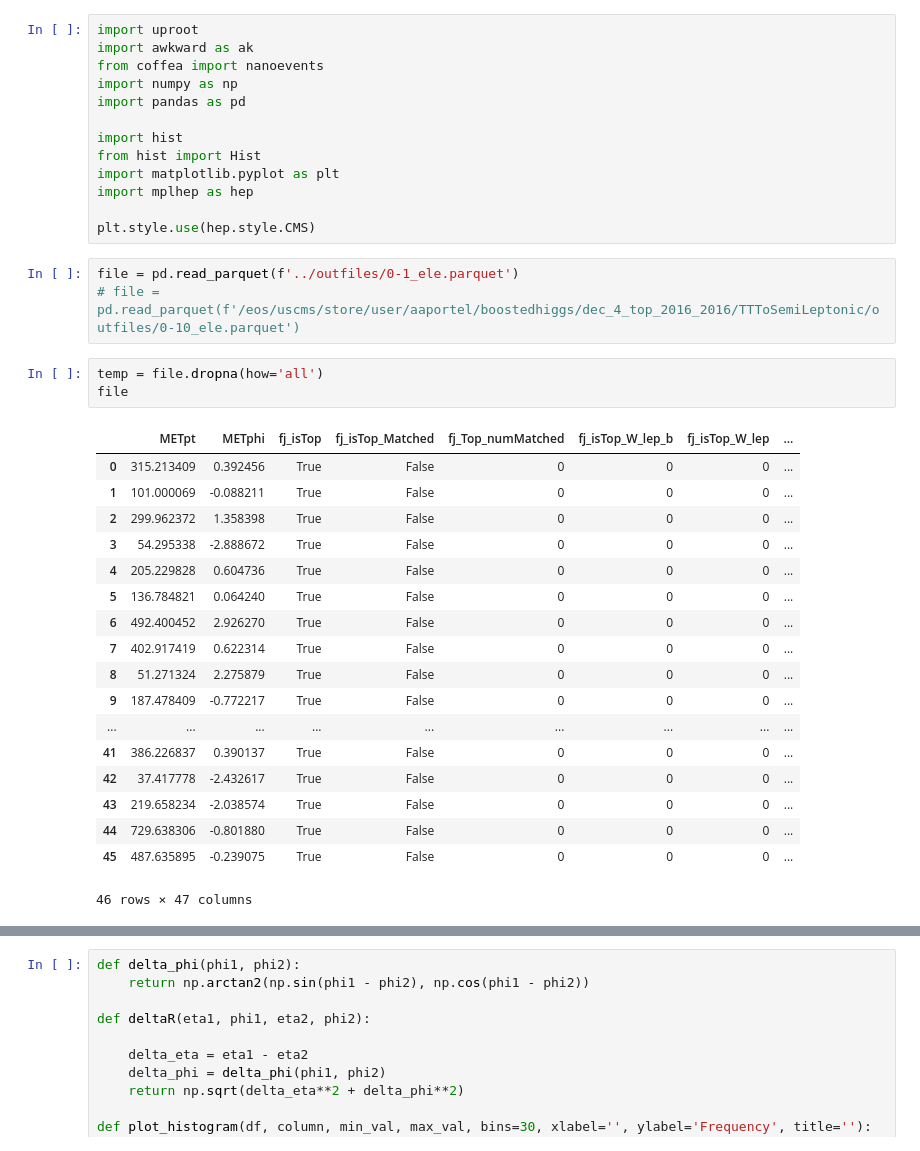
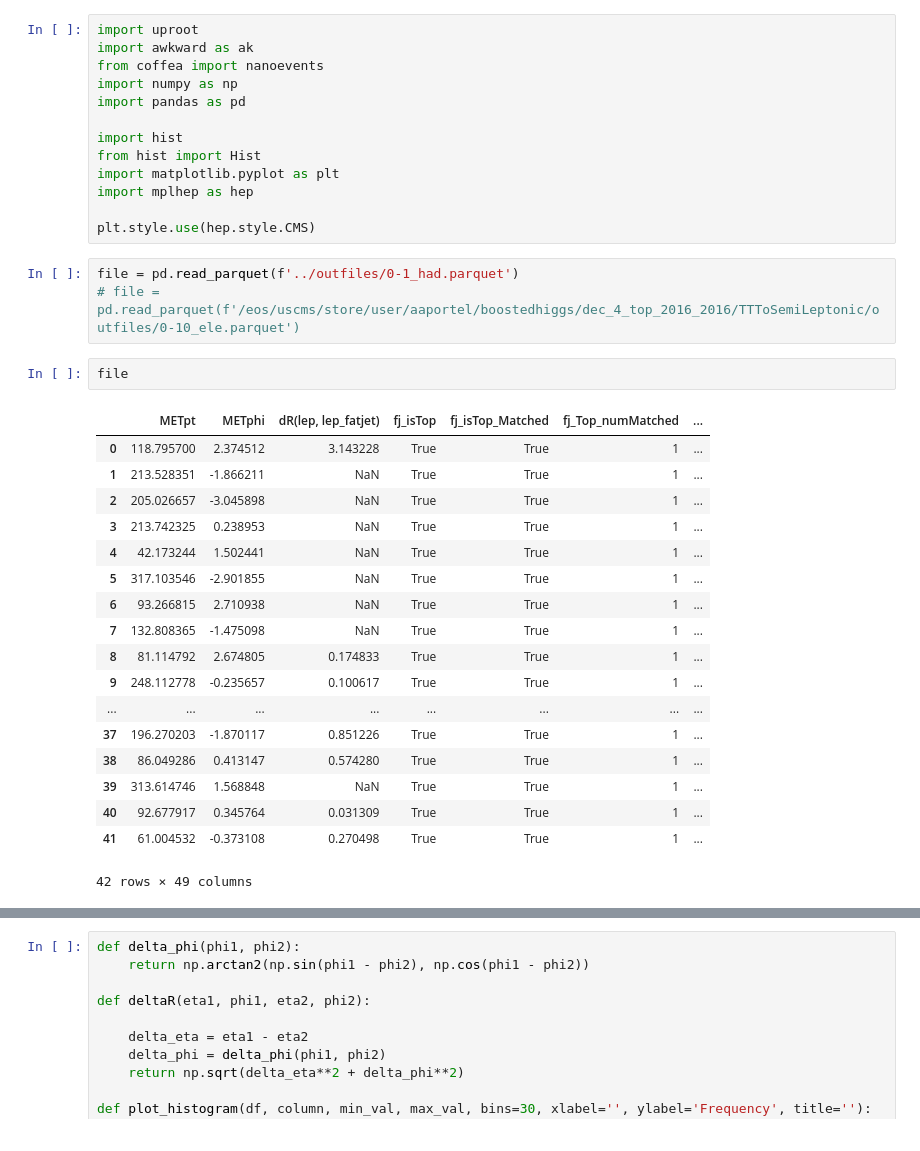
Before and after one commit to AnthonyAportela/boostedhiggs, a Jupyter notebook: binder/parquet.ipynb, the cells around one changed output, grey strips where cells are left out. Saved outputs shown, nothing was run; the diff lists cells and outputs as text.

```diff
--- a/binder/parquet.ipynb
+++ b/binder/parquet.ipynb
@@ -12,28 +12,27 @@ import mplhep as hep
 
 plt.style.use(hep.style.CMS)
 # %%
-file = pd.read_parquet(f'../outfiles/0-1_ele.parquet')
+file = pd.read_parquet(f'../outfiles/0-1_had.parquet')
 # file = pd.read_parquet(f'/eos/uscms/store/user/aaportel/boostedhiggs/dec_4_top_2016_2016/TTToSemiLeptonic/outfiles/0-10_ele.parquet')
 # %%
-temp = file.dropna(how='all')
 file
 # %% [output]
-|  | METpt | METphi | fj_isTop | fj_isTop_Matched | fj_Top_numMatched | fj_isTop_W_lep_b | fj_isTop_W_lep | ... |
-| 0 | 315.213409 | 0.392456 | True | False | 0 | 0 | 0 | ... |
-| 1 | 101.000069 | -0.088211 | True | False | 0 | 0 | 0 | ... |
-| 2 | 299.962372 | 1.358398 | True | False | 0 | 0 | 0 | ... |
-| 3 | 54.295338 | -2.888672 | True | False | 0 | 0 | 0 | ... |
-| 4 | 205.229828 | 0.604736 | True | False | 0 | 0 | 0 | ... |
-| 5 | 136.784821 | 0.064240 | True | False | 0 | 0 | 0 | ... |
-| 6 | 492.400452 | 2.926270 | True | False | 0 | 0 | 0 | ... |
-| 7 | 402.917419 | 0.622314 | True | False | 0 | 0 | 0 | ... |
-| 8 | 51.271324 | 2.275879 | True | False | 0 | 0 | 0 | ... |
-| 9 | 187.478409 | -0.772217 | True | False | 0 | 0 | 0 | ... |
-| ... | ... | ... | ... | ... | ... | ... | ... | ... |
-| 41 | 386.226837 | 0.390137 | True | False | 0 | 0 | 0 | ... |
-| 42 | 37.417778 | -2.432617 | True | False | 0 | 0 | 0 | ... |
-| 43 | 219.658234 | -2.038574 | True | False | 0 | 0 | 0 | ... |
-| 44 | 729.638306 | -0.801880 | True | False | 0 | 0 | 0 | ... |
-| 45 | 487.635895 | -0.239075 | True | False | 0 | 0 | 0 | ... |
+|  | METpt | METphi | dR(lep, lep_fatjet) | fj_isTop | fj_isTop_Matched | fj_Top_numMatched | ... |
+| 0 | 118.795700 | 2.374512 | 3.143228 | True | True | 1 | ... |
+| 1 | 213.528351 | -1.866211 | NaN | True | True | 1 | ... |
+| 2 | 205.026657 | -3.045898 | NaN | True | True | 1 | ... |
+| 3 | 213.742325 | 0.238953 | NaN | True | True | 1 | ... |
+| 4 | 42.173244 | 1.502441 | NaN | True | True | 1 | ... |
+| 5 | 317.103546 | -2.901855 | NaN | True | True | 1 | ... |
+| 6 | 93.266815 | 2.710938 | NaN | True | True | 1 | ... |
+| 7 | 132.808365 | -1.475098 | NaN | True | True | 1 | ... |
+| 8 | 81.114792 | 2.674805 | 0.174833 | True | True | 1 | ... |
+| 9 | 248.112778 | -0.235657 | 0.100617 | True | True | 1 | ... |
+| ... | ... | ... | ... | ... | ... | ... | ... |
+| 37 | 196.270203 | -1.870117 | 0.851226 | True | True | 1 | ... |
+| 38 | 86.049286 | 0.413147 | 0.574280 | True | True | 1 | ... |
+| 39 | 313.614746 | 1.568848 | NaN | True | True | 1 | ... |
+| 40 | 92.677917 | 0.345764 | 0.031309 | True | True | 1 | ... |
+| 41 | 61.004532 | -0.373108 | 0.270498 | True | True | 1 | ... |
-46 rows × 47 columns
+42 rows × 49 columns
 # %%
```
Also changed, not shown: parts of 3 cells of this notebook, 7 other files.
